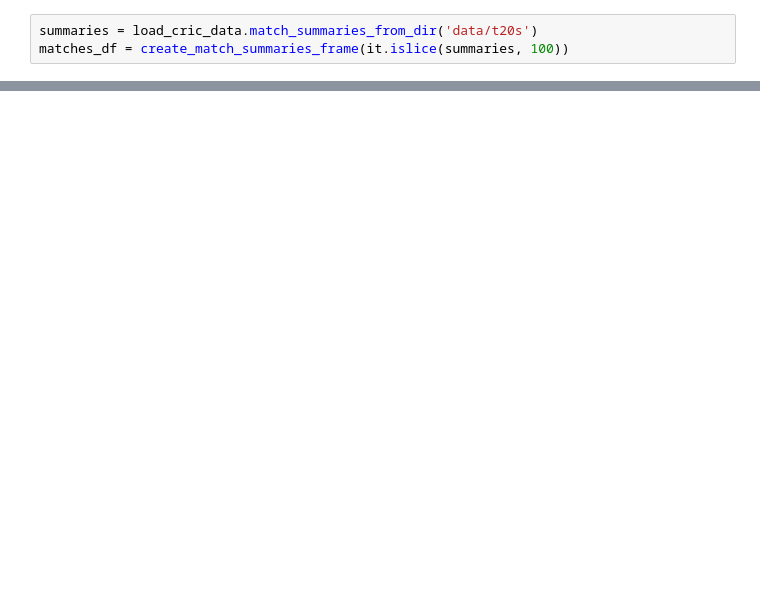
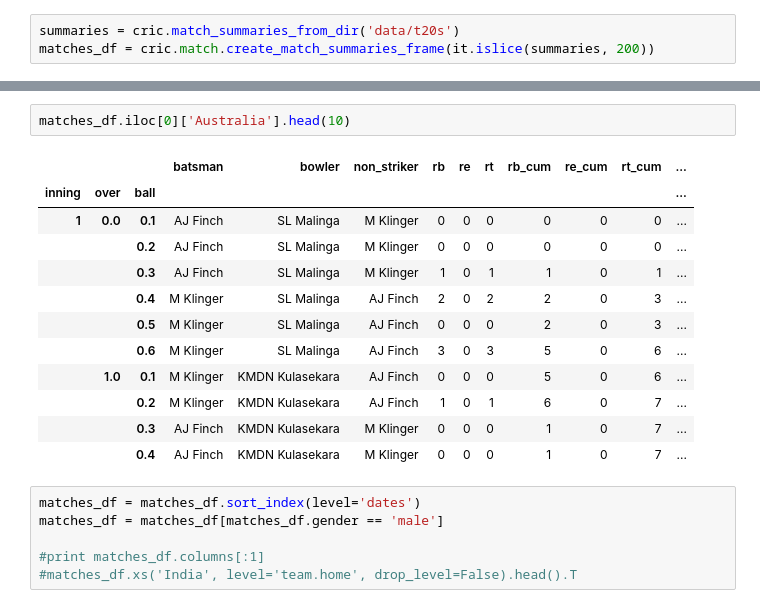
Before and after one commit to kochhar/cric, a Jupyter notebook: nb/Untitled.ipynb, the cells around one changed output, grey strips where cells are left out. Saved outputs shown, nothing was run; the diff lists cells and outputs as text; blank space fills up the shorter version.

Commit message:
More batsman statistics added. Match flattening code.

```diff
--- a/nb/Untitled.ipynb
+++ b/nb/Untitled.ipynb
@@ -184,4 +15,4 @@ def create_match_summaries_frame(match_summaries):
 # %%
-summaries = load_cric_data.match_summaries_from_dir('data/t20s')
-matches_df = create_match_summaries_frame(it.islice(summaries, 100))
+summaries = cric.match_summaries_from_dir('data/t20s')
+matches_df = cric.match.create_match_summaries_frame(it.islice(summaries, 200))
 # %% [output]
@@ -210,0 +48,21 @@ indiam.head(10)
+# %%
+matches_df.iloc[0]['Australia'].head(10)
+# %% [output]
+|  |  |  | batsman | bowler | non_striker | rb | re | rt | rb_cum | re_cum | rt_cum | ... |
+| inning | over | ball |  |  |  |  |  |  |  |  |  | ... |
+| 1 | 0.0 | 0.1 | AJ Finch | SL Malinga | M Klinger | 0 | 0 | 0 | 0 | 0 | 0 | ... |
+|  |  | 0.2 | AJ Finch | SL Malinga | M Klinger | 0 | 0 | 0 | 0 | 0 | 0 | ... |
+|  |  | 0.3 | AJ Finch | SL Malinga | M Klinger | 1 | 0 | 1 | 1 | 0 | 1 | ... |
+|  |  | 0.4 | M Klinger | SL Malinga | AJ Finch | 2 | 0 | 2 | 2 | 0 | 3 | ... |
+|  |  | 0.5 | M Klinger | SL Malinga | AJ Finch | 0 | 0 | 0 | 2 | 0 | 3 | ... |
+|  |  | 0.6 | M Klinger | SL Malinga | AJ Finch | 3 | 0 | 3 | 5 | 0 | 6 | ... |
+|  | 1.0 | 0.1 | M Klinger | KMDN Kulasekara | AJ Finch | 0 | 0 | 0 | 5 | 0 | 6 | ... |
+|  |  | 0.2 | M Klinger | KMDN Kulasekara | AJ Finch | 1 | 0 | 1 | 6 | 0 | 7 | ... |
+|  |  | 0.3 | AJ Finch | KMDN Kulasekara | M Klinger | 0 | 0 | 0 | 1 | 0 | 7 | ... |
+|  |  | 0.4 | AJ Finch | KMDN Kulasekara | M Klinger | 0 | 0 | 0 | 1 | 0 | 7 | ... |
+# %%
+matches_df = matches_df.sort_index(level='dates')
+matches_df = matches_df[matches_df.gender == 'male']
+
+#print matches_df.columns[:1]
+#matches_df.xs('India', level='team.home', drop_level=False).head().T
```
Also changed, not shown: parts of 11 cells of this notebook, 4 other files.
